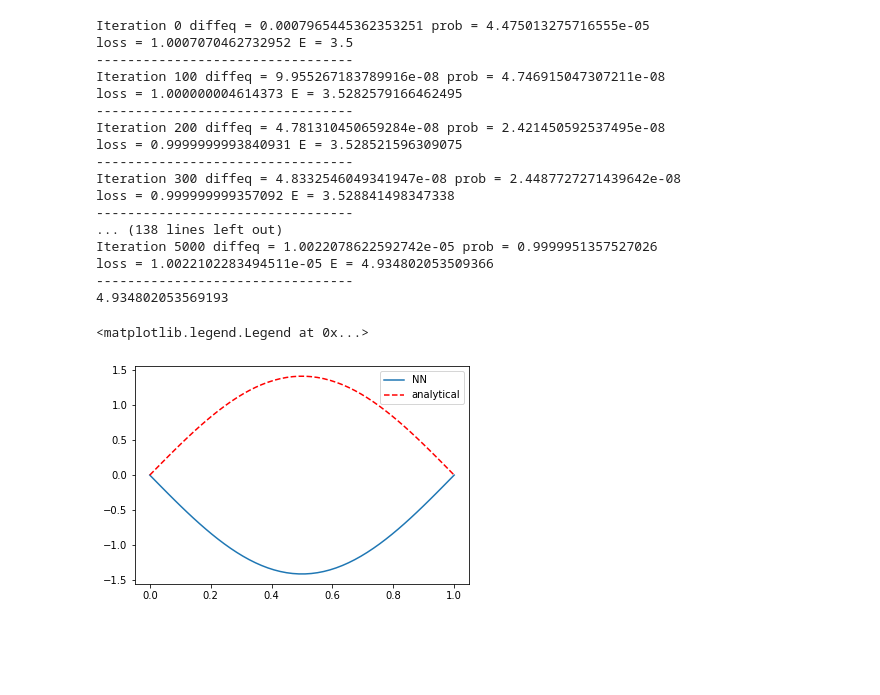
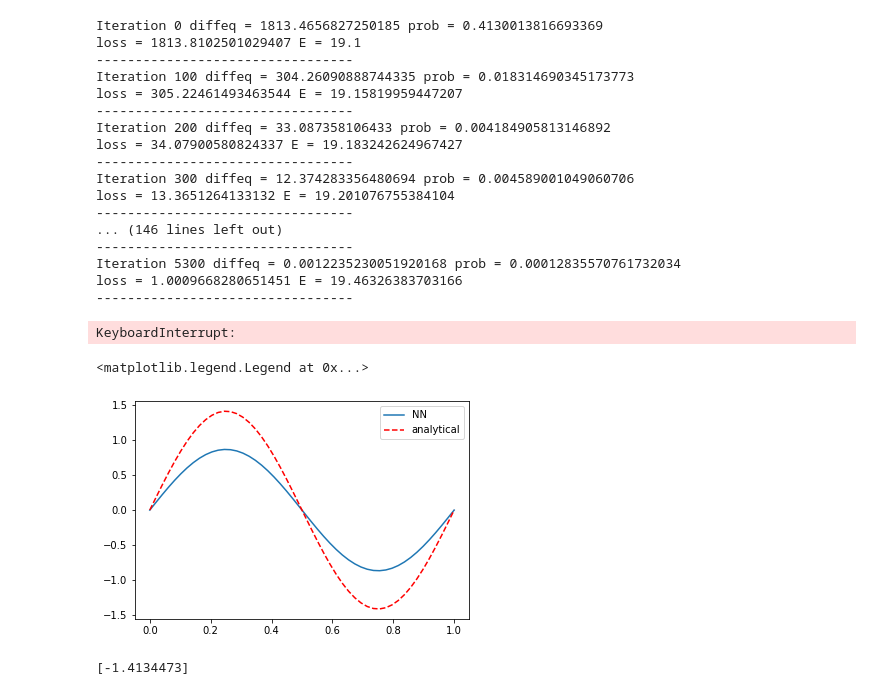
Before and after one commit to anuwu/Particle-in-a-Box, a Jupyter notebook: kitchin.ipynb, the cells around one changed output. Drawn from its saved outputs; the diff is of its cells as text; code cells hidden in the pictures; blank space fills up the shorter version.

```diff
--- a/kitchin.ipynb
+++ b/kitchin.ipynb
@@ -28,8 +28,8 @@ def psi(nnparams, inputs):
 dpsi = elementwise_grad(psi, 1) # dpsi/dx
 ddpsi = elementwise_grad(dpsi, 1) # d^2psi/dx^2
 # %%
-nnparams = init_random_params(0.1, layer_sizes=[1, 32, 32, 1])
-params = {'nn': nnparams, 'E': 3.5}
+nnparams = init_random_params(2, layer_sizes=[1, 32, 32, 1])
+params = {'nn': nnparams, 'E': 19.1}
 
 x = np.linspace(0, 1, 200)[:, None]
 
@@ -44,7 +44,7 @@ def objective(params, step):
     # This is a numerical trapezoid integration
     prob = np.sum((y2[1:] + y2[0:-1]) / 2 * (x[1:] - x[0:-1]))
 
-    return np.mean(zeq**2) + (1.0 - prob)**2
+    return np.mean(zeq**2)
 
 def objectiveDebug (params, step) :
     nnparams = params['nn']
@@ -69,37 +69,42 @@ def callback(params, step, g):
         objectiveDebug (params, step)
 # %%
 params = adam(grad(objective), params,
-              step_size=0.001, num_iters=5001, callback=callback)
+              step_size=0.001, num_iters=10001, callback=callback)
 
 print(params['E'])
 # %% [output]
-Iteration 0 diffeq = 0.0007965445362353251 prob = 4.475013275716555e-05
-loss = 1.0007070462732952 E = 3.5
+Iteration 0 diffeq = 1813.4656827250185 prob = 0.4130013816693369
+loss = 1813.8102501029407 E = 19.1
 ---------------------------------
-Iteration 100 diffeq = 9.955267183789916e-08 prob = 4.746915047307211e-08
-loss = 1.000000004614373 E = 3.5282579166462495
+Iteration 100 diffeq = 304.26090888744335 prob = 0.018314690345173773
+loss = 305.22461493463544 E = 19.15819959447207
 ---------------------------------
-Iteration 200 diffeq = 4.781310450659284e-08 prob = 2.421450592537495e-08
-loss = 0.9999999993840931 E = 3.528521596309075
+Iteration 200 diffeq = 33.087358106433 prob = 0.004184905813146892
+loss = 34.07900580824337 E = 19.183242624967427
 ---------------------------------
-Iteration 300 diffeq = 4.8332546049341947e-08 prob = 2.4487727271439642e-08
-loss = 0.999999999357092 E = 3.528841498347338
+Iteration 300 diffeq = 12.374283356480694 prob = 0.004589001049060706
+loss = 13.3651264133132 E = 19.201076755384104
 ---------------------------------
-... (138 lines left out)
-Iteration 5000 diffeq = 1.0022078622592742e-05 prob = 0.9999951357527026
-loss = 1.0022102283494511e-05 E = 4.934802053509366
+... (146 lines left out)
 ---------------------------------
-4.934802053569193
+Iteration 5300 diffeq = 0.0012235230051920168 prob = 0.00012835570761732034
+loss = 1.0009668280651451 E = 19.46326383703166
+---------------------------------
+KeyboardInterrupt:
 # %%
 %matplotlib inline
 import matplotlib.pyplot as plt
 
 x = np.linspace(0, 1)[:, None]
 y = psi(params['nn'], x)
 
 plt.plot(x, y, label='NN')
-plt.plot(x, np.sqrt(2) * np.sin(np.pi * x), 'r--', label='analytical')
+plt.plot(x, np.sqrt(2) * np.sin(2*np.pi * x), 'r--', label='analytical')
 plt.legend()
 # %% [output]
 <matplotlib.legend.Legend at 0x...>
-[figure, old version]
+[figure, new version]
+# %%
+print (min(y))
+# %% [output]
+[-1.4134473]
```
